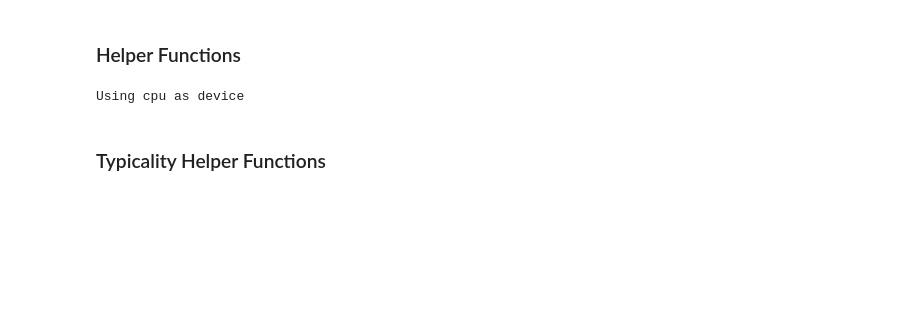
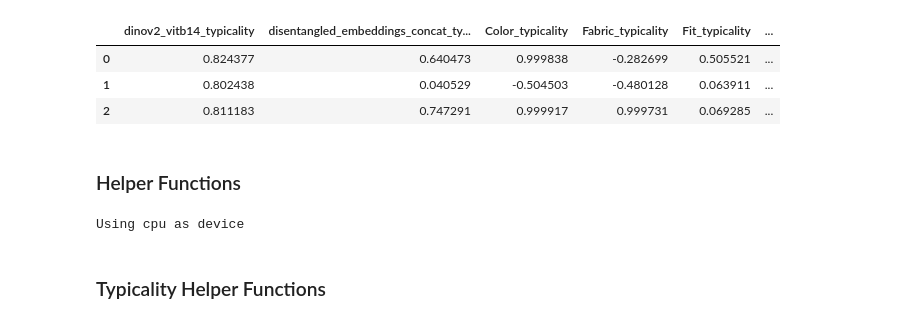
Before and after one commit to MGenschow/Thesis, a Jupyter notebook: 3_Manipulation/InterfaceGAN_Inspired/disentangled_typicality/4_Edit.ipynb, the cells around one changed output. Drawn from its saved outputs; the diff is of its cells as text; code cells hidden in the pictures; blank space fills up the shorter version.

```diff
--- a/3_Manipulation/InterfaceGAN_Inspired/disentangled_typicality/4_Edit.ipynb
+++ b/3_Manipulation/InterfaceGAN_Inspired/disentangled_typicality/4_Edit.ipynb
@@ -24,5 +26,11 @@ rc('text', usetex=True)
 # %%
 meta = pd.read_csv('disentangled_typicality_scores.csv')
+meta.filter(like='typicality').head(3)
+# %% [output]
+|  | dinov2_vitb14_typicality | disentangled_embeddings_concat_ty... | Color_typicality | Fabric_typicality | Fit_typicality | ... |
+| 0 | 0.824377 | 0.640473 | 0.999838 | -0.282699 | 0.505521 | ... |
+| 1 | 0.802438 | 0.040529 | -0.504503 | -0.480128 | 0.063911 | ... |
+| 2 | 0.811183 | 0.747291 | 0.999917 | 0.999731 | 0.069285 | ... |
 # %% [markdown]
 ### Helper Functions
 # %%
```
Also changed, not shown: parts of 10 cells of this notebook, 2 other files.
